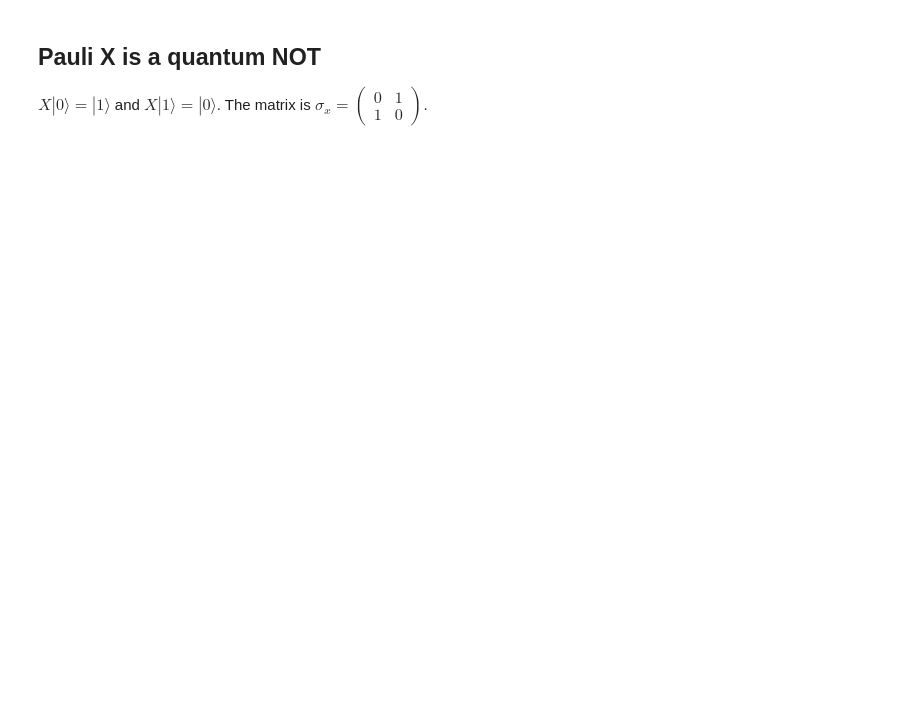
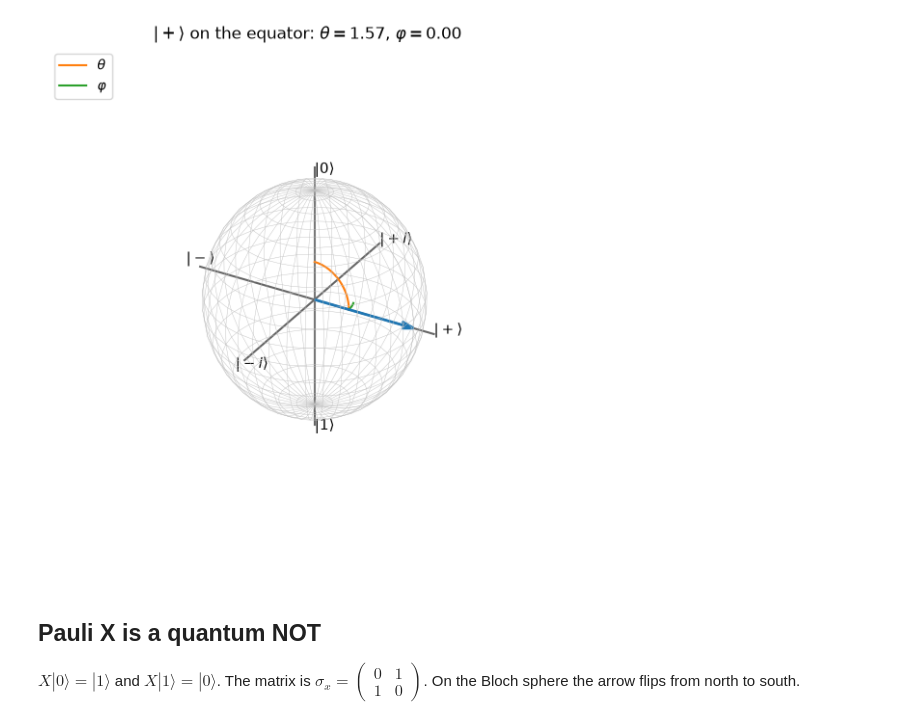
Before and after one commit to qimono-repos/qu, a Jupyter notebook: qiskit/basic/logic-gates/logic_gates.ipynb, the cells around one changed output. Drawn from its saved outputs; the diff is of its cells as text; code cells hidden in the pictures; blank space fills up the shorter version.

Commit message:
⭐ feat: add matplotlib under da hood to represent bloch spheres

```diff
--- a/qiskit/basic/logic-gates/logic_gates.ipynb
+++ b/qiskit/basic/logic-gates/logic_gates.ipynb
@@ -11,6 +24,14 @@ This notebook is self-contained. It does not import `logic_gates.py`.
 # %%
+from IPython.display import display
+
+import matplotlib.pyplot as plt
+import numpy as np
 import qiskit as qk
 import qiskit_aer as qka
+
+
+class std:
+    import math
 # %%
 def show(qc, title):
     print(title)
@@ -25,8 +133,66 @@ def show(qc, title):
+# %%
+def draw_math_bloch(theta: float, phi: float, label: str) -> None:
+    """Hand-drawn Bloch sphere: poles, equator, one state, theta/phi arcs."""
+    fig = plt.figure(figsize=(7, 7))
+    ax = fig.add_subplot(111, projection="3d")
+
+    u = np.linspace(0, 2 * np.pi, 40)
+    v = np.linspace(0, np.pi, 20)
+    ax.plot_wireframe(
+        np.outer(np.cos(u), np.sin(v)),
+        np.outer(np.sin(u), np.sin(v)),
+        np.outer(np.ones_like(u), np.cos(v)),
+        color="0.75",
+        linewidth=0.3,
+    )
+
+    ax.plot([-1.2, 1.2], [0, 0], [0, 0], color="0.4")
+    ax.plot([0, 0], [-1.2, 1.2], [0, 0], color="0.4")
+    ax.plot([0, 0], [0, 0], [-1.2, 1.2], color="0.4")
+
+    for (x, y, z), txt in {
+        (0, 0, 1.15): r"$|0\rangle$",
+        (0, 0, -1.25): r"$|1\rangle$",
+        (1.2, 0, 0): r"$|+\rangle$",
+        (-1.35, 0, 0): r"$|-\rangle$",
+        (0, 1.2, 0): r"$|+i\rangle$",
+        (0, -1.35, 0): r"$|-i\rangle$",
+    }.items():
+        ax.text(x, y, z, txt, fontsize=11)
+
+    sx = np.sin(theta) * np.cos(phi)
+    sy = np.sin(theta) * np.sin(phi)
+    sz = np.cos(theta)
+    ax.quiver(0, 0, 0, sx, sy, sz, color="C0", arrow_length_ratio=0.12, linewidth=2)
+
+    t = np.linspace(0, theta, 40)
+    ax.plot(
+        0.35 * np.sin(t) * np.cos(phi),
+        0.35 * np.sin(t) * np.sin(phi),
+        0.35 * np.cos(t),
+        color="C1",
+        label=r"$\theta$",
+    )
+    p = np.linspace(0, phi if abs(phi) > 1e-12 else 0.35, 40)
+    ax.plot(0.35 * np.cos(p), 0.35 * np.sin(p), np.zeros_like(p), color="C2", label=r"$\varphi$")
+
+    ax.set_box_aspect((1, 1, 1))
+    ax.set_axis_off()
+    ax.set_title(rf"{label}: $\theta={theta:.2f}$, $\varphi={phi:.2f}$")
+    ax.legend(loc="upper left")
+    plt.show()
+
+
+th, ph = bloch_angles(*states["|+>"])
+draw_math_bloch(th, ph, r"$|+\rangle$ on the equator")
+# %% [output]
+[figure, added]
 # %% [markdown]
 ## Pauli X is a quantum NOT
 
 $X|0\rangle = |1\rangle$ and $X|1\rangle = |0\rangle$. The matrix is
 $\sigma_x = \begin{pmatrix} 0 & 1 \\ 1 & 0 \end{pmatrix}$.
+On the Bloch sphere the arrow flips from north to south.
 # %%
 x_circ = qk.QuantumCircuit(1)
 x_circ.x(0)
```
Also changed, not shown: parts of 12 cells of this notebook, 3 other files.
